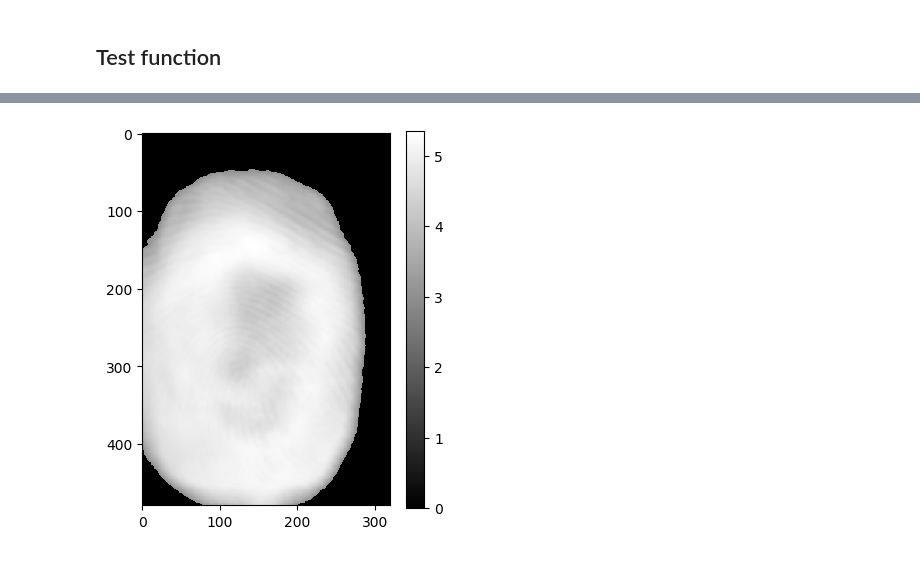
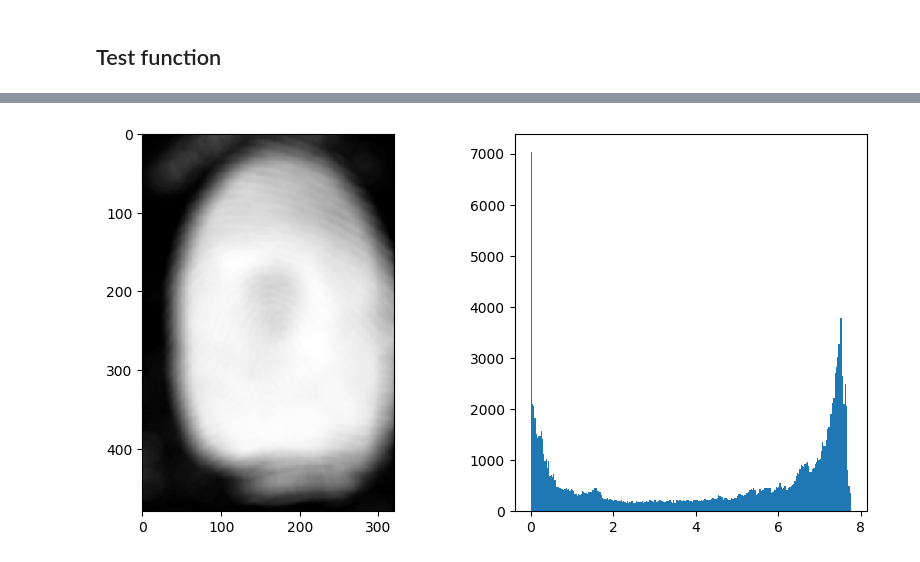
Before and after one commit to veruti/fingerprint_validation, a Jupyter notebook: notebooks/2. Mask and contours.ipynb, the cells around one changed output, grey strips where cells are left out. Cells and saved outputs as stored; diff of their text form; code cells hidden in the pictures.

```diff
--- a/notebooks/2. Mask and contours.ipynb
+++ b/notebooks/2. Mask and contours.ipynb
@@ -160,11 +165,11 @@ plt.show()
-# %%
-im_cut = entropy(inv_im, disk(21))
-
-thresh_num = 3
-im_cut[im_cut < thresh_num] = 0
-
-plt.imshow(im_cut)
-plt.colorbar()
-plt.show()
-# %% [output]
-[figure, removed]
+# %%
+im_entropy = entropy(inv_im, disk(21))
+
+fig, (ax1, ax2) = plt.subplots(1, 2, figsize=(10, 5))
+
+ax1.imshow(im_entropy)
+ax2.hist(im_entropy.ravel(), 256)
+
+plt.show()
+# %% [output]
+[figure, added]
```
Also changed, not shown: parts of 29 cells of this notebook, 2 other files.
